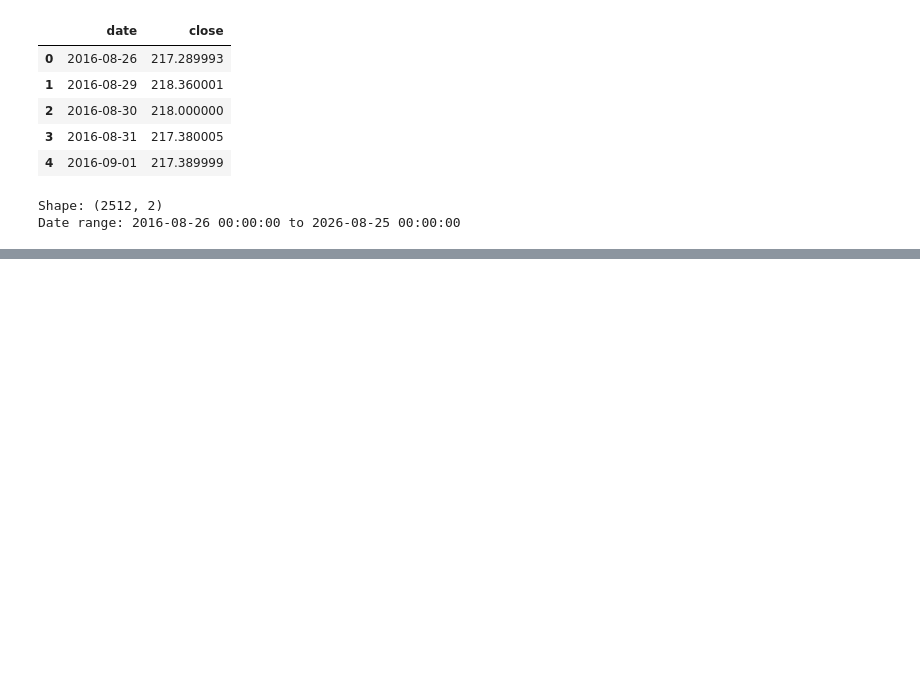
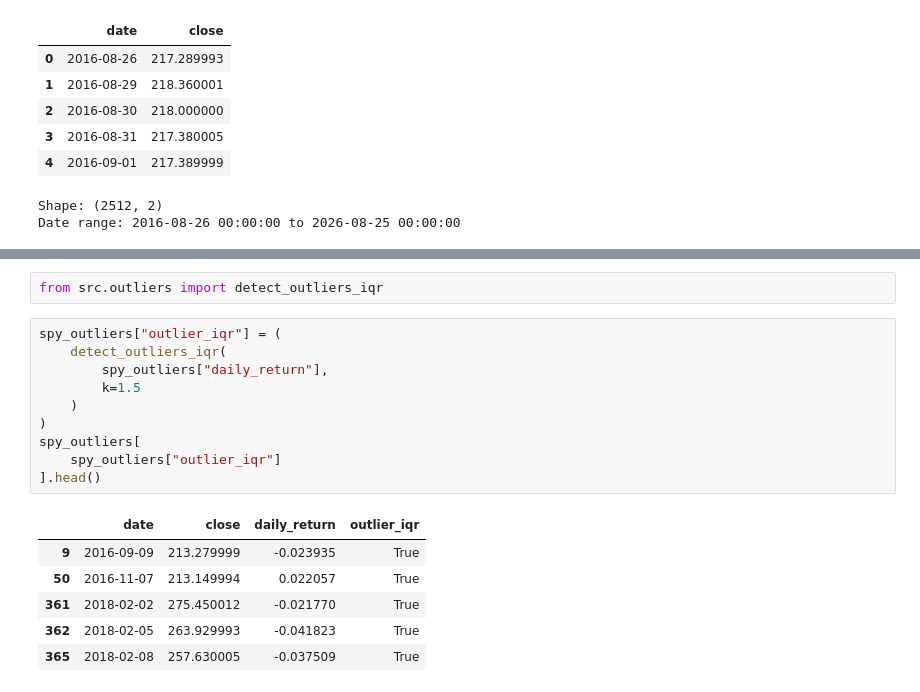
Before and after one commit to ch5510/bootcamp_chen_he, a Jupyter notebook: project/notebooks/project_pipeline.ipynb, the cells around one changed output, grey strips where cells are left out. Drawn from its saved outputs; the diff is of its cells as text; blank space fills up the shorter version.

```diff
--- a/project/notebooks/project_pipeline.ipynb
+++ b/project/notebooks/project_pipeline.ipynb
@@ -293,0 +413,19 @@ Date range: 2016-08-26 00:00:00 to 2026-08-25 00:00:00
+# %%
+from src.outliers import detect_outliers_iqr
+# %%
+spy_outliers["outlier_iqr"] = (
+    detect_outliers_iqr(
+        spy_outliers["daily_return"],
+        k=1.5
+    )
+)
+spy_outliers[
+    spy_outliers["outlier_iqr"]
+].head()
+# %% [output]
+|  | date | close | daily_return | outlier_iqr |
+| 9 | 2016-09-09 | 213.279999 | -0.023935 | True |
+| 50 | 2016-11-07 | 213.149994 | 0.022057 | True |
+| 361 | 2018-02-02 | 275.450012 | -0.021770 | True |
+| 362 | 2018-02-05 | 263.929993 | -0.041823 | True |
+| 365 | 2018-02-08 | 257.630005 | -0.037509 | True |
```
Also changed, not shown: parts of 22 cells of this notebook, 6 other files.
